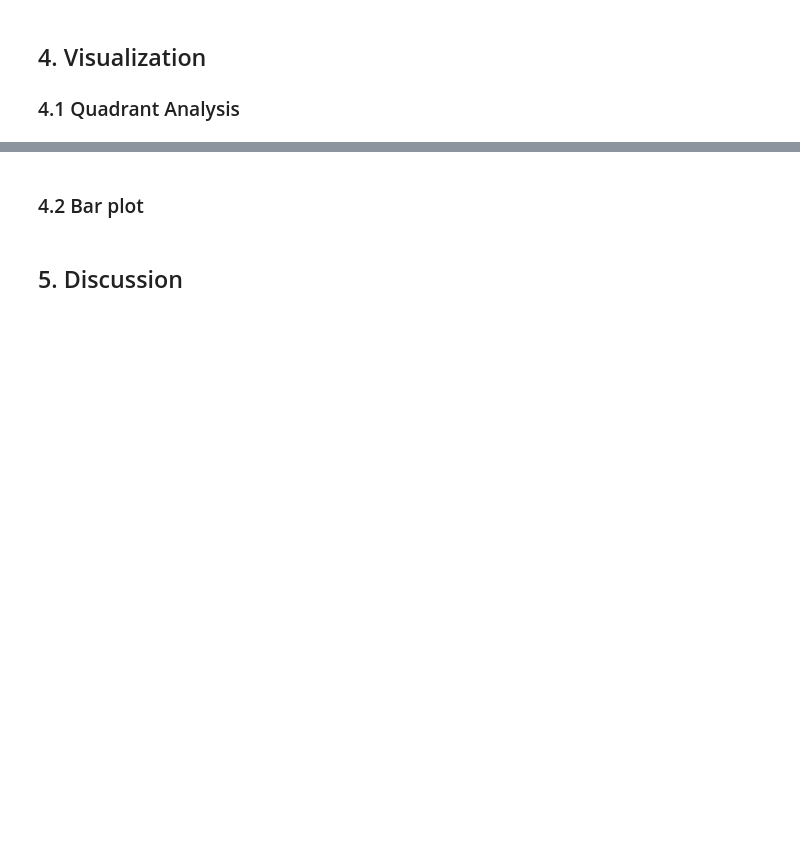
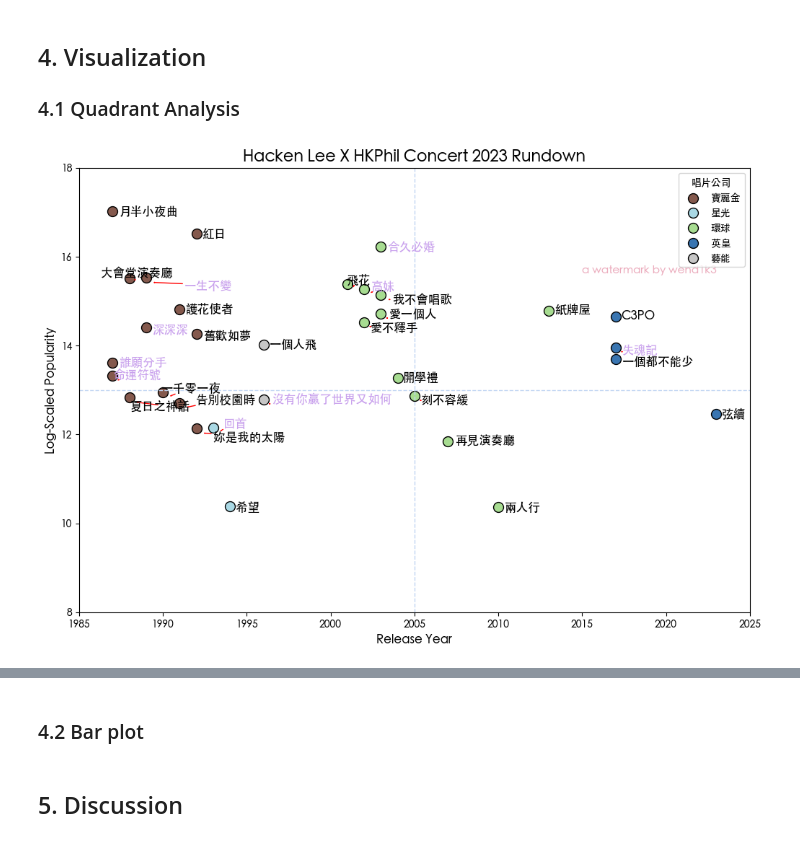
Before and after one commit to wend1k3/Setlist-Analysis, a Jupyter notebook: report_zh.ipynb, the cells around one changed output, grey strips where cells are left out. Drawn from its saved outputs; the diff is of its cells as text; code cells hidden in the pictures; blank space fills up the shorter version.

```diff
--- a/report_zh.ipynb
+++ b/report_zh.ipynb
@@ -369,31 +371,25 @@ import matplotlib.colors as mcolors
 import matplotlib
 import matplotlib.font_manager as fm
 
-
+path = "dataset/"
 matplotlib.rcParams['font.family'] = ['Heiti TC']
 
-no_duplicate_df = pd.read_excel(path+"23HLnoduplicate.xlsx")
+no_duplicate_df = pd.read_excel(path+"23HongKong.xlsx")
 
 
 no_duplicate_df['log_play_count'] = np.log1p(no_duplicate_df['play_count'])
 
 color_id = {
-     '寶麗金': '#84594d',  # Blue
-    '星光': '#a9d8e4',  # Orange
+     '寶麗金': '#84594d',
+    '星光': '#a9d8e4',
     '藝能': '#c6c6c6',  # Green
     '環球': '#a7dc91',  # Red
     '英皇': '#3975b1'   # Purple
 }
-tran_Name = {
-    '寶麗金': 'PolyGram',
-    '星光': 'Star',
-    '藝能': 'Music Impact Entertainment',
-    '環球': 'Universal',
-    '英皇': 'EEG'
-}
 
 
-no_duplicate_df['RecordCompanyEN'] = no_duplicate_df['record_company'].map(tran_Name)
+
+
 no_duplicate_df['color'] = no_duplicate_df['record_company'].map(color_id)
 rundown_color_map = {'main': 'black', 'encore': '#c9a1ed'}
 no_duplicate_df['text_color'] = no_duplicate_df['rundown'].map(rundown_color_map)
@@ -410,7 +406,7 @@ y_mid = y_min + (y_max - y_min) / 2
 
 fig, ax = plt.subplots(figsize=(12, 8))
 
-for company, group in no_duplicate_df.groupby('RecordCompanyEN'):
+for company, group in no_duplicate_df.groupby('record_company'):
     ax.scatter(
         group['release_year'],
         group['log_play_count'],
@@ -433,34 +429,36 @@ for i, row in no_duplicate_df.iterrows():
             color=row['text_color']
         )
     )
 adjust_text(texts,arrowprops=dict(arrowstyle='->', color='red'))
 
 
 ax.axvline(x=x_mid, color='#c2d6f3', linestyle='--', linewidth=1)
 ax.axhline(y=y_mid, color='#c2d6f3', linestyle='--', linewidth=1)
 ax.set_xlim(1985,2025)
 ax.set_ylim(8,18)
 
 ax.set_title('Hacken Lee X HKPhil Concert 2023 Rundown', fontsize=16)
 ax.set_xlabel('Release Year', fontsize=12)
 ax.set_ylabel('Log-Scaled Popularity', fontsize=12)
-ax.legend(title="Record Company", loc='upper right')
+ax.legend(title="唱片公司", loc='upper right')
 plt.text(0.85,
          0.77,
          "a watermark by wend1k3",
          transform=plt.gca().transAxes,
             ha='center',
             va='center',
             alpha=1,
                 fontdict=dict(
                     fontsize=11,
                     color='#ecacbd',
                     family=
                     "Heiti TC",
                     weight=
                     'normal',
                 )  )
 plt.show()
+# %% [output]
+[figure, added]
 # %% [markdown]
 The above example code will yield a four-quadrant visualization where x-axis represents the track's release year and y-axis represents the popularity of the track.
 ![](img/23HKquadrant.png)
```
Also changed, not shown: parts of 4 cells of this notebook, 1 other file.
